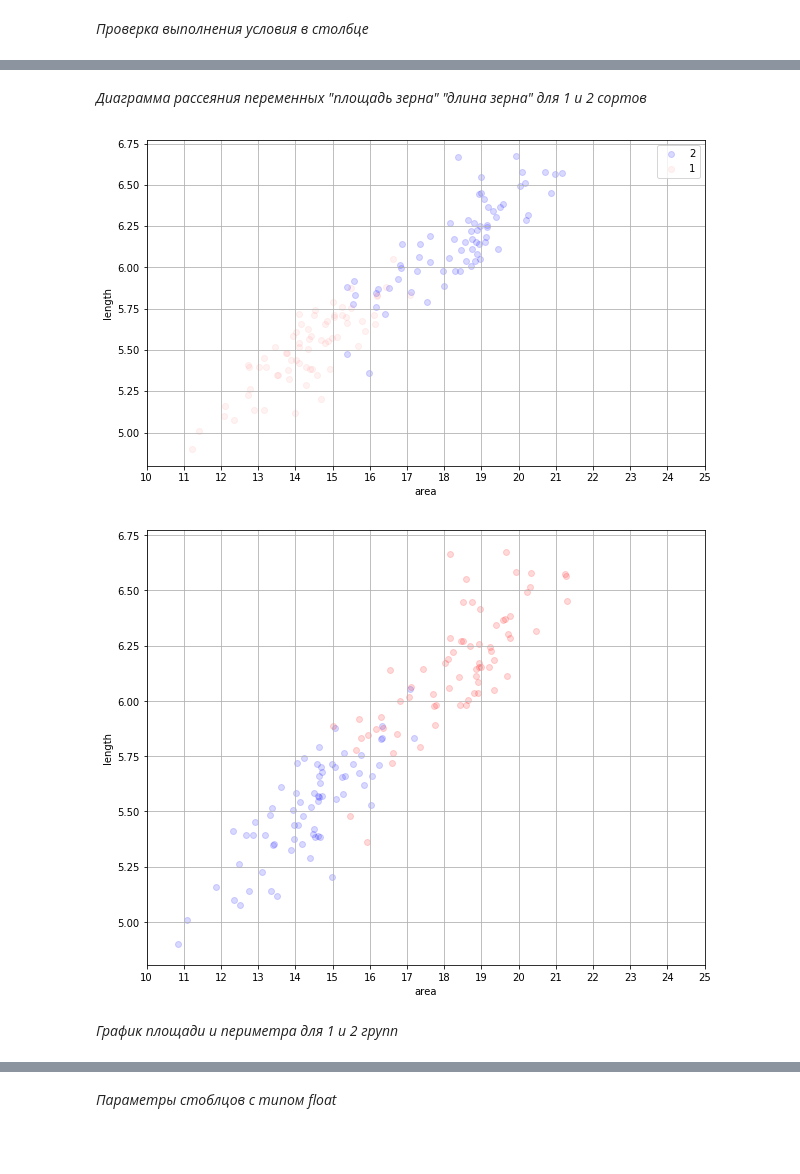
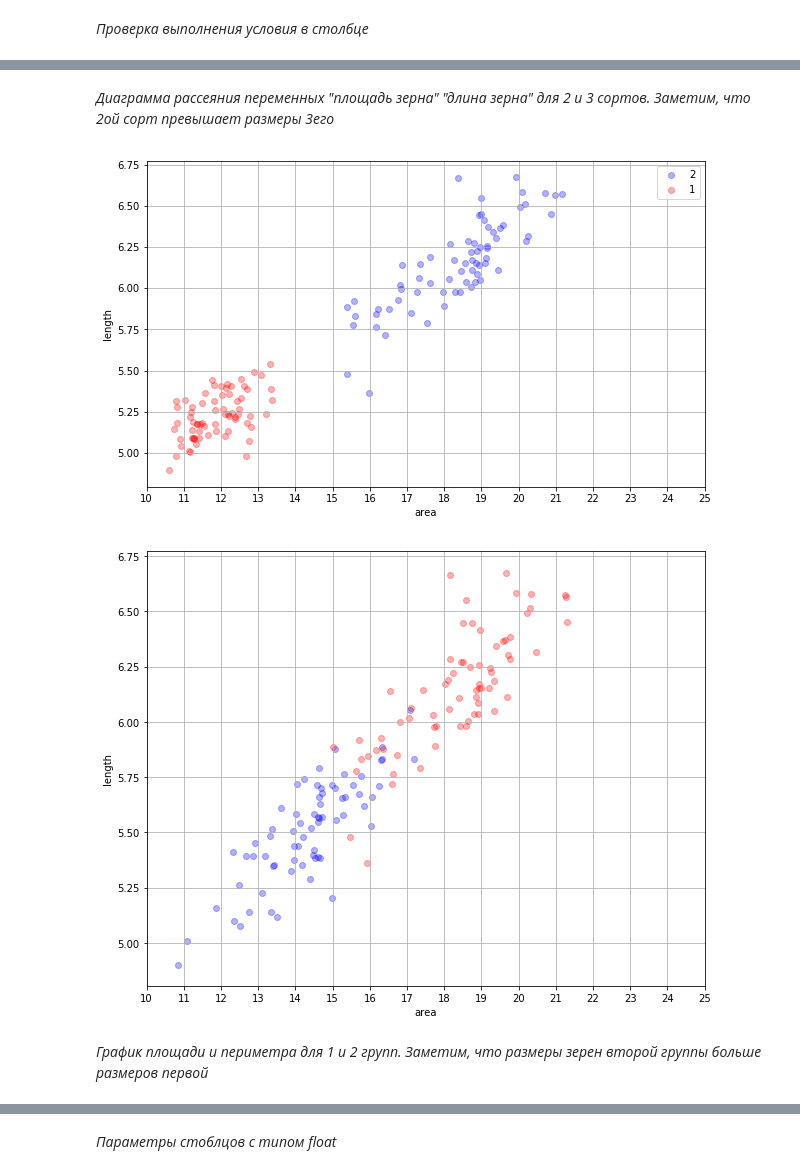
Before and after one commit to ValManP/MachineLearningCourse, a Jupyter notebook: ML_seeds_hw1_Pozdiaev.ipynb, the cells around one changed output, grey strips where cells are left out. Drawn from its saved outputs; the diff is of its cells as text; code cells hidden in the pictures; blank space fills up the shorter version.

```diff
--- a/ML_seeds_hw1_Pozdiaev.ipynb
+++ b/ML_seeds_hw1_Pozdiaev.ipynb
@@ -235,30 +237,30 @@ data['variety'] == 1
 209    False
 Name: variety, Length: 210, dtype: bool
 # %% [markdown]
-_Диаграмма рассеяния переменных "площадь зерна" "длина зерна" для 1 и 2 сортов_
+_Диаграмма рассеяния переменных "площадь зерна" "длина зерна" для 2 и 3 сортов. Заметим, что 2ой сорт превышает размеры 3его_
 # %%
 plt.figure(figsize = (10, 6))
 
 plt.scatter(data[data['variety'] == 2]['area'],
             data[data['variety'] == 2]['length'],
-            alpha = 0.15,
+            alpha = 0.3,
             label = '2',
             color = 'b')
 
-plt.scatter(data[data['variety'] == 1]['area'],
-            data[data['variety'] == 1]['length'],
-            alpha = 0.05,
+plt.scatter(data[data['variety'] == 3]['area'],
+            data[data['variety'] == 3]['length'],
+            alpha = 0.3,
             label = '1',
             color = 'r')
 
 plt.xlabel('area')
 plt.xticks(range(10, 26))
 plt.xlim(10, 25)
 plt.ylabel('length')
 plt.legend()
 plt.grid()
 # %% [output]
-[figure, old version]
+[figure, new version]
 # %%
 np.random.seed(0)
 area_rnd = data['area'] + np.random.rand(data.shape[0]) - .5
@@ -267,13 +269,13 @@ plt.figure(figsize = (10, 8))
 
 plt.scatter(area_rnd[data['variety'] == 1],
             data[data['variety'] == 1]['length'],
-            alpha = 0.15,
+            alpha = 0.3,
             label = '1',
             color = 'b')
 
 plt.scatter(area_rnd[data['variety'] == 2],
             data[data['variety'] == 2]['length'],
-            alpha = 0.15,
+            alpha = 0.3,
             label = '2',
             color = 'r')
 
@@ -284,9 +286,9 @@ plt.ylabel('length')
 plt.title('')
 plt.grid()
 # %% [output]
-[figure, old version]
+[figure, new version]
 # %% [markdown]
-_График площади и периметра для 1 и 2 групп_
+_График площади и периметра для 1 и 2 групп. Заметим, что размеры зерен второй группы больше размеров первой_
 # %%
 plt.figure(figsize = (10, 8))
 
```
Also changed, not shown: parts of 3 cells of this notebook.
